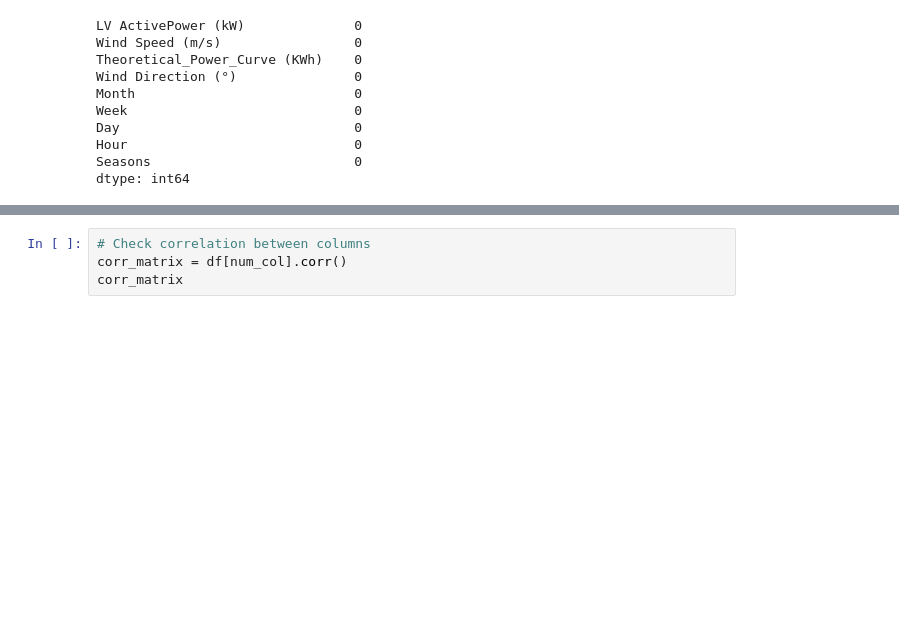
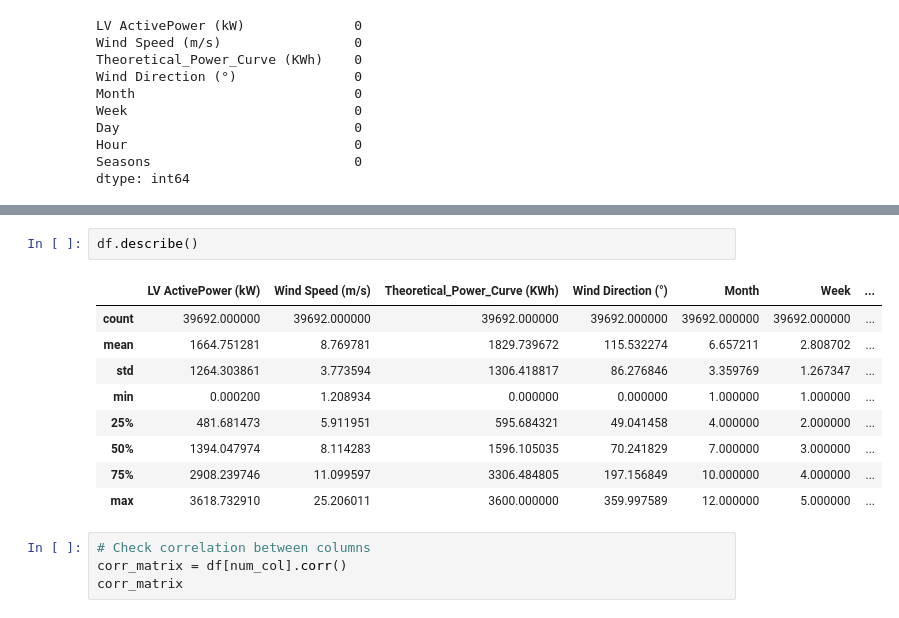
Before and after one commit to ermiyas-sidama/Wind_Energy_Analysis, a Jupyter notebook: Wind_Energy_Power_Analysis.ipynb, the cells around one changed output, grey strips where cells are left out. Drawn from its saved outputs; the diff is of its cells as text; blank space fills up the shorter version.

```diff
--- a/Wind_Energy_Power_Analysis.ipynb
+++ b/Wind_Energy_Power_Analysis.ipynb
@@ -180,3 +177,15 @@ df.to_csv('data/cleaned_data')
+# %%
+df.describe()
+# %% [output]
+|  | LV ActivePower (kW) | Wind Speed (m/s) | Theoretical_Power_Curve (KWh) | Wind Direction (°) | Month | Week | ... |
+| count | 39692.000000 | 39692.000000 | 39692.000000 | 39692.000000 | 39692.000000 | 39692.000000 | ... |
+| mean | 1664.751281 | 8.769781 | 1829.739672 | 115.532274 | 6.657211 | 2.808702 | ... |
+| std | 1264.303861 | 3.773594 | 1306.418817 | 86.276846 | 3.359769 | 1.267347 | ... |
+| min | 0.000200 | 1.208934 | 0.000000 | 0.000000 | 1.000000 | 1.000000 | ... |
+| 25% | 481.681473 | 5.911951 | 595.684321 | 49.041458 | 4.000000 | 2.000000 | ... |
+| 50% | 1394.047974 | 8.114283 | 1596.105035 | 70.241829 | 7.000000 | 3.000000 | ... |
+| 75% | 2908.239746 | 11.099597 | 3306.484805 | 197.156849 | 10.000000 | 4.000000 | ... |
+| max | 3618.732910 | 25.206011 | 3600.000000 | 359.997589 | 12.000000 | 5.000000 | ... |
 # %%
 # Check correlation between columns
 corr_matrix = df[num_col].corr()
```
Also changed, not shown: parts of 5 cells of this notebook.
